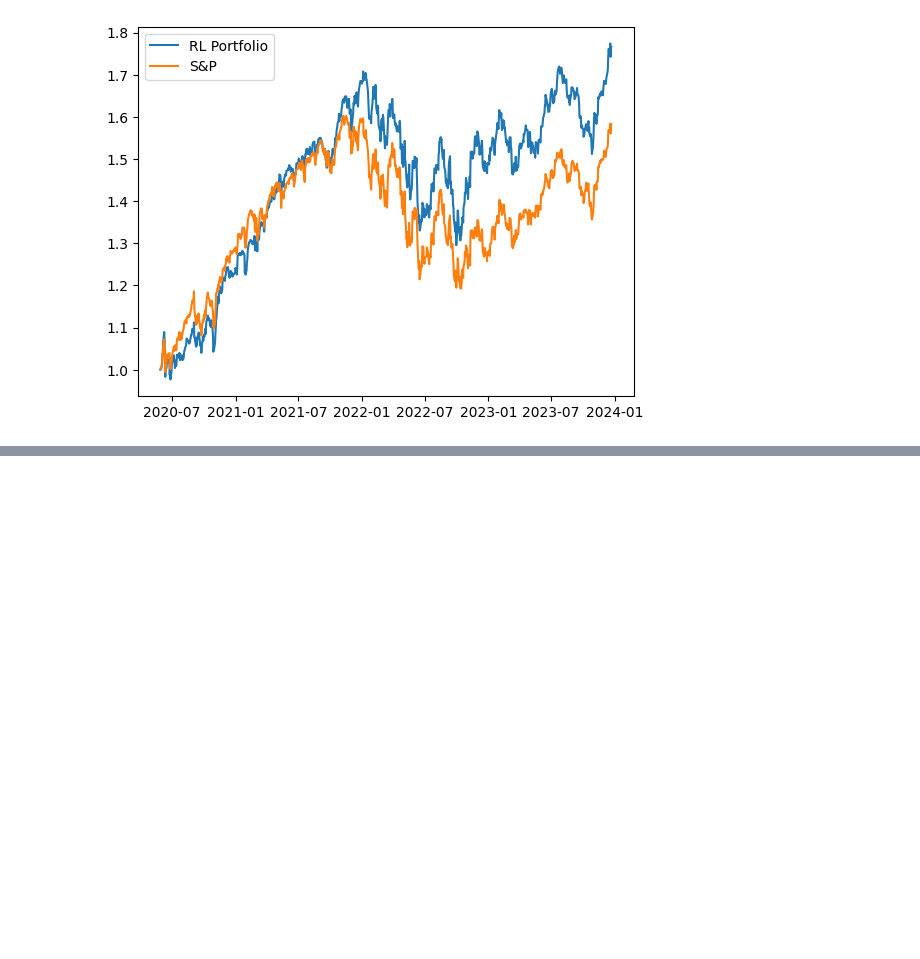
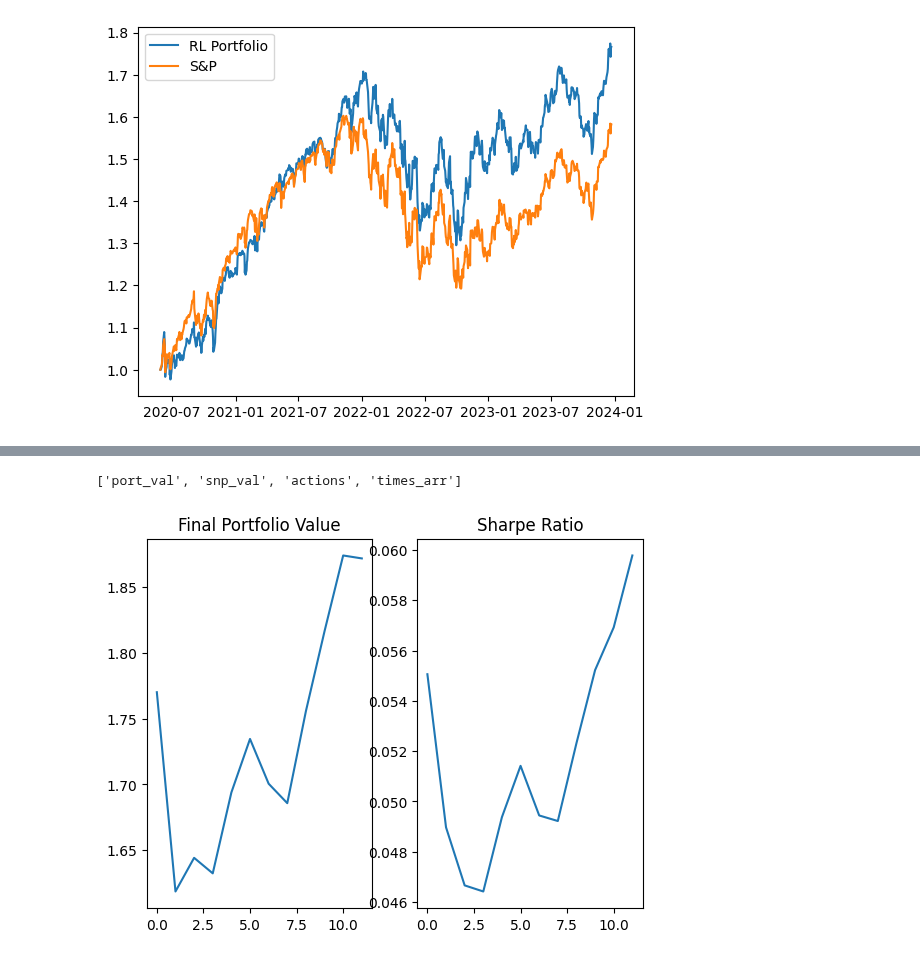
Before and after one commit to bufn403/portfolio-rl, a Jupyter notebook: framework_env_test.ipynb, the cells around one changed output, grey strips where cells are left out. Drawn from its saved outputs; the diff is of its cells as text; code cells hidden in the pictures; blank space fills up the shorter version.

```diff
--- a/framework_env_test.ipynb
+++ b/framework_env_test.ipynb
@@ -967,0 +550,13 @@ Name: GE, dtype: float64
+# %%
+list(log[0].keys())
+# %% [output]
+['port_val', 'snp_val', 'actions', 'times_arr']
+# %%
+fig, axs = plt.subplots(1, 2)
+axs[0].plot(list(map(lambda d: d['port_val'][-1], log)))
+axs[0].set_title('Final Portfolio Value')
+axs[1].plot(list(map(lambda d: np.mean(np.array(d['port_val'][1:]) - np.array(d['port_val'][:-1])) / np.std(np.array(d['port_val'][1:]) - np.array(d['port_val'][:-1])), log)))
+axs[1].set_title('Sharpe Ratio')
+plt.show()
+# %% [output]
+[figure, added]
```
Also changed, not shown: parts of 54 cells of this notebook.
